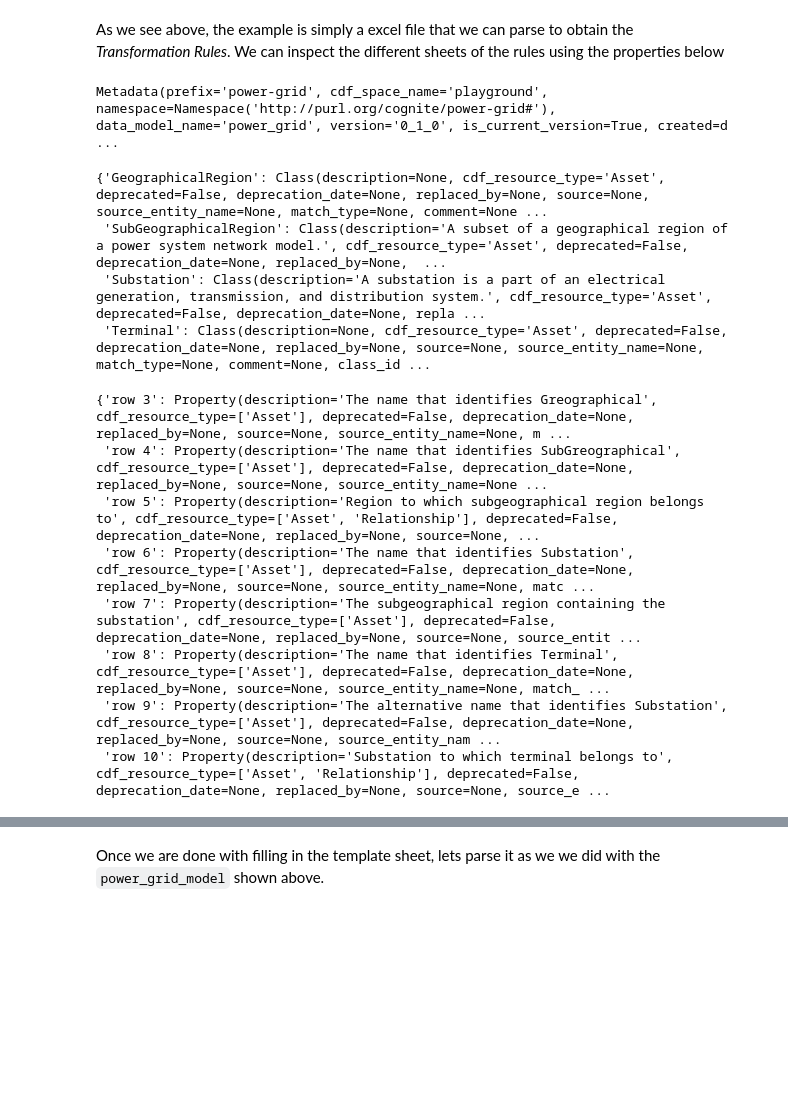
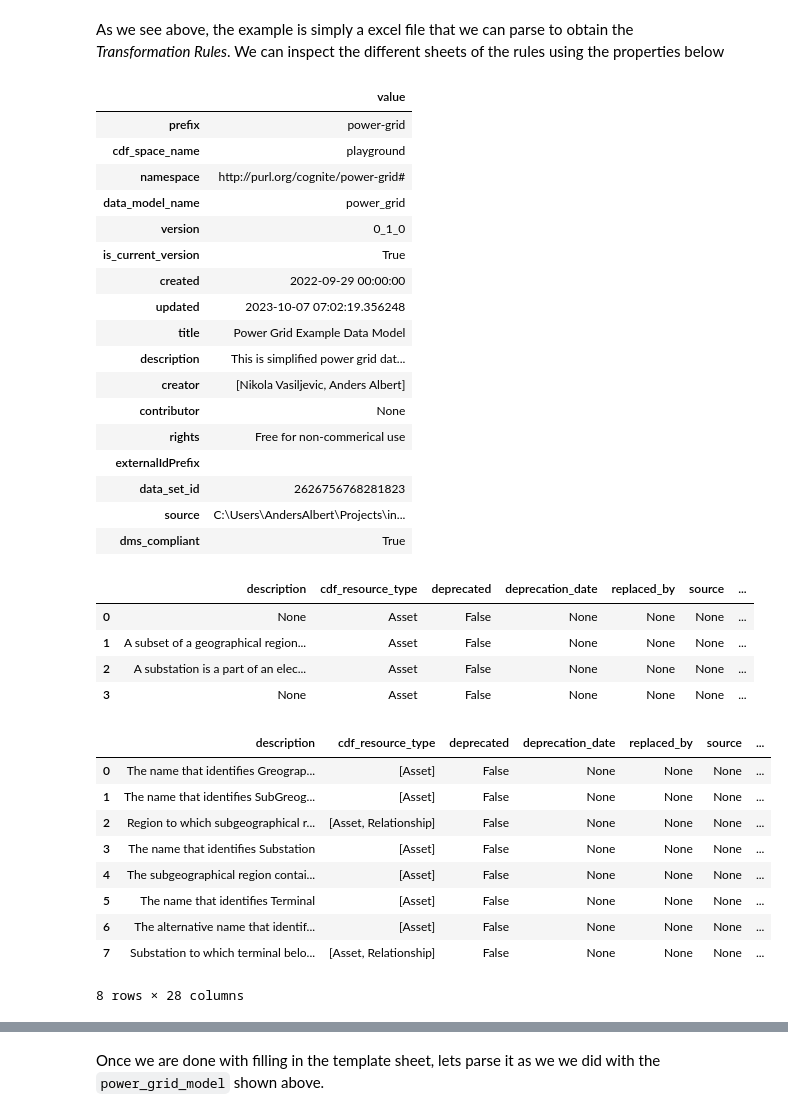
Before and after one commit to cognitedata/neat, a Jupyter notebook: docs/tutorial/notebooks/part-1-data-model-generation.ipynb, the cells around one changed output, grey strips where cells are left out. Saved outputs shown, nothing was run; the diff lists cells and outputs as text; code cells hidden in the pictures; blank space fills up the shorter version.

Commit message:
docs: Finished rewrite of Tutorial Part 1

```diff
--- a/docs/tutorial/notebooks/part-1-data-model-generation.ipynb
+++ b/docs/tutorial/notebooks/part-1-data-model-generation.ipynb
@@ -52,25 +52,45 @@ power
 As we see above, the example is simply a excel file that we can parse to obtain the *Transformation Rules*.
 We can inspect the different sheets of the rules using the properties below
 # %%
-power.metadata
+power_rules.metadata
 # %% [output]
-Metadata(prefix='power-grid', cdf_space_name='playground', namespace=Namespace('http://purl.org/cognite/power-grid#'), data_model_name='power_grid', version='0_1_0', is_current_version=True, created=d ...
+|  | value |
+| prefix | power-grid |
+| cdf_space_name | playground |
+| namespace | http://purl.org/cognite/power-grid# |
+| data_model_name | power_grid |
+| version | 0_1_0 |
+| is_current_version | True |
+| created | 2022-09-29 00:00:00 |
+| updated | 2023-10-07 07:02:19.356248 |
+| title | Power Grid Example Data Model |
+| description | This is simplified power grid dat... |
+| creator | [Nikola Vasiljevic, Anders Albert] |
+| contributor | None |
+| rights | Free for non-commerical use |
+| externalIdPrefix |  |
+| data_set_id | 2626756768281823 |
+| source | C:\Users\AndersAlbert\Projects\in... |
+| dms_compliant | True |
 # %%
-power.classes
+power_rules.classes
 # %% [output]
-{'GeographicalRegion': Class(description=None, cdf_resource_type='Asset', deprecated=False, deprecation_date=None, replaced_by=None, source=None, source_entity_name=None, match_type=None, comment=None ...
- 'SubGeographicalRegion': Class(description='A subset of a geographical region of a power system network model.', cdf_resource_type='Asset', deprecated=False, deprecation_date=None, replaced_by=None,  ...
- 'Substation': Class(description='A substation is a part of an electrical generation, transmission, and distribution system.', cdf_resource_type='Asset', deprecated=False, deprecation_date=None, repla ...
- 'Terminal': Class(description=None, cdf_resource_type='Asset', deprecated=False, deprecation_date=None, replaced_by=None, source=None, source_entity_name=None, match_type=None, comment=None, class_id ...
+|  | description | cdf_resource_type | deprecated | deprecation_date | replaced_by | source | ... |
+| 0 | None | Asset | False | None | None | None | ... |
+| 1 | A subset of a geographical region... | Asset | False | None | None | None | ... |
+| 2 | A substation is a part of an elec... | Asset | False | None | None | None | ... |
+| 3 | None | Asset | False | None | None | None | ... |
 # %%
-power.properties
+power_rules.properties
 # %% [output]
+|  | description | cdf_resource_type | deprecated | deprecation_date | replaced_by | source | ... |
+| 0 | The name that identifies Greograp... | [Asset] | False | None | None | None | ... |
+| 1 | The name that identifies SubGreog... | [Asset] | False | None | None | None | ... |
+| 2 | Region to which subgeographical r... | [Asset, Relationship] | False | None | None | None | ... |
+| 3 | The name that identifies Substation | [Asset] | False | None | None | None | ... |
+| 4 | The subgeographical region contai... | [Asset] | False | None | None | None | ... |
+| 5 | The name that identifies Terminal | [Asset] | False | None | None | None | ... |
+| 6 | The alternative name that identif... | [Asset] | False | None | None | None | ... |
+| 7 | Substation to which terminal belo... | [Asset, Relationship] | False | None | None | None | ... |
-{'row 3': Property(description='The name that identifies Greographical', cdf_resource_type=['Asset'], deprecated=False, deprecation_date=None, replaced_by=None, source=None, source_entity_name=None, m ...
- 'row 4': Property(description='The name that identifies SubGreographical', cdf_resource_type=['Asset'], deprecated=False, deprecation_date=None, replaced_by=None, source=None, source_entity_name=None ...
- 'row 5': Property(description='Region to which subgeographical region belongs to', cdf_resource_type=['Asset', 'Relationship'], deprecated=False, deprecation_date=None, replaced_by=None, source=None, ...
- 'row 6': Property(description='The name that identifies Substation', cdf_resource_type=['Asset'], deprecated=False, deprecation_date=None, replaced_by=None, source=None, source_entity_name=None, matc ...
- 'row 7': Property(description='The subgeographical region containing the substation', cdf_resource_type=['Asset'], deprecated=False, deprecation_date=None, replaced_by=None, source=None, source_entit ...
- 'row 8': Property(description='The name that identifies Terminal', cdf_resource_type=['Asset'], deprecated=False, deprecation_date=None, replaced_by=None, source=None, source_entity_name=None, match_ ...
- 'row 9': Property(description='The alternative name that identifies Substation', cdf_resource_type=['Asset'], deprecated=False, deprecation_date=None, replaced_by=None, source=None, source_entity_nam ...
- 'row 10': Property(description='Substation to which terminal belongs to', cdf_resource_type=['Asset', 'Relationship'], deprecated=False, deprecation_date=None, replaced_by=None, source=None, source_e ...
+8 rows × 28 columns
 # %% [markdown]
```
Also changed, not shown: parts of 19 cells of this notebook, 1 other file.
